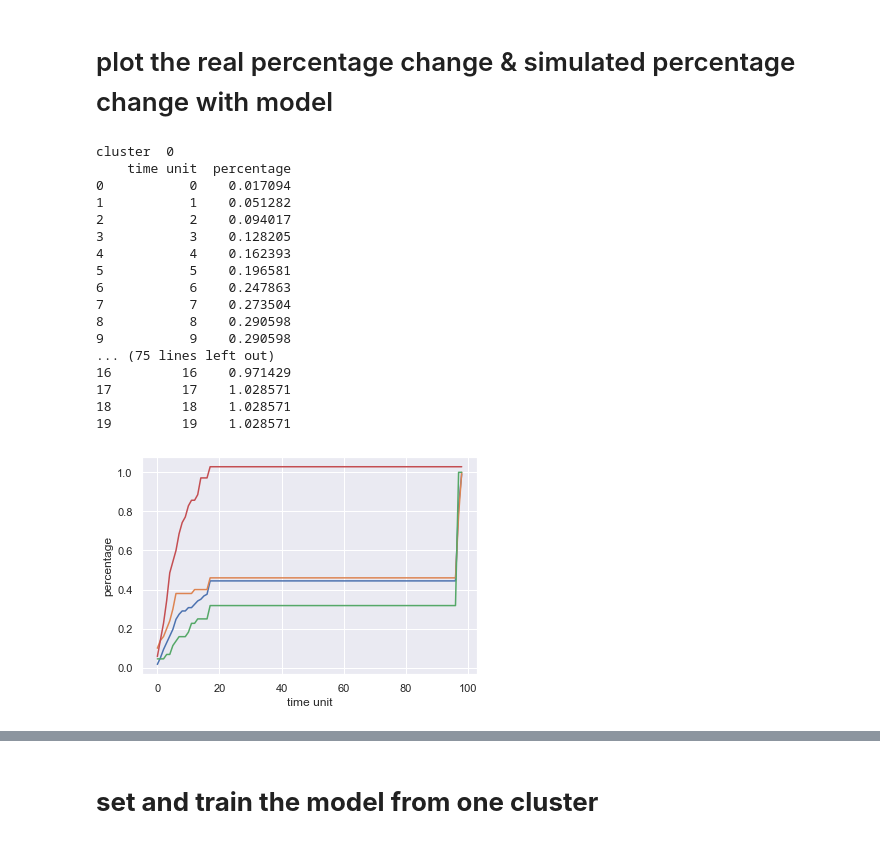
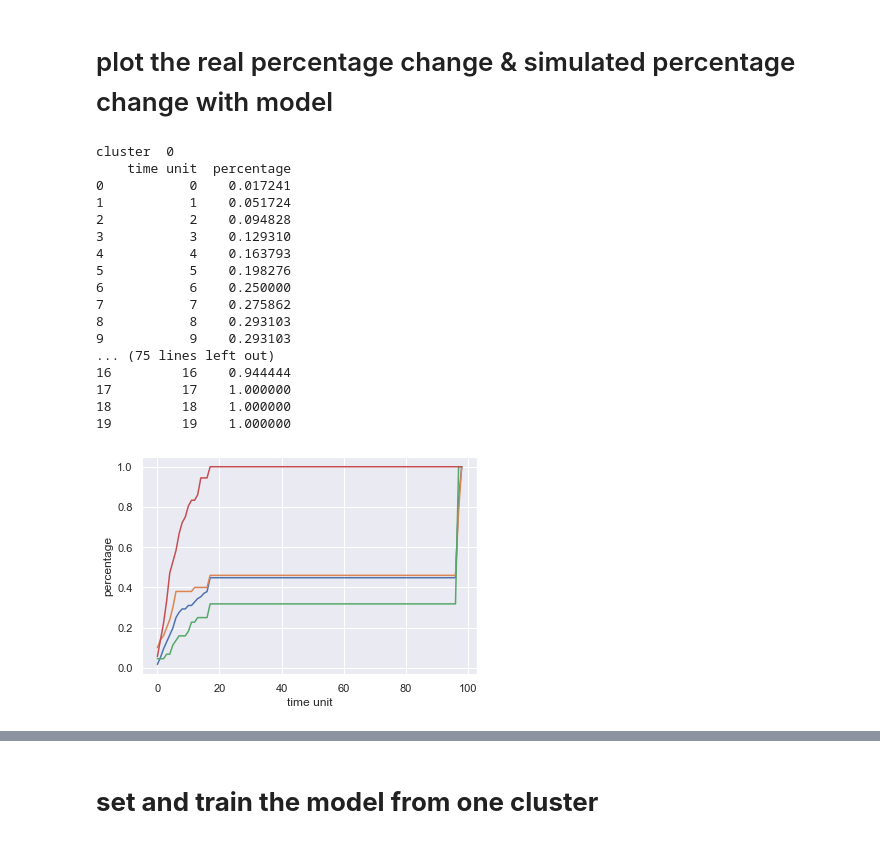
Before and after one commit to HX-Tfd/CSIS, a Jupyter notebook: process.ipynb, the cells around one changed output, grey strips where cells are left out. Cells and saved outputs as stored; diff of their text form; code cells hidden in the pictures.

```diff
--- a/process.ipynb
+++ b/process.ipynb
@@ -3,7 +3,7 @@
 # %%
 import pandas as pd
 
-df = pd.read_csv('/Users/wlk/Desktop/3.Semester/CSS/CSIS/nodes.csv')
+df = pd.read_csv('/Users/wlk/Desktop/3.Semester/CSS/CSIS/nodes')
 df=df['specialty;"city";"patients";"free_time";"community";"friends";"adoption_date";"proximity";"med_sch_yr";"jours";"clubs";"meetings";"id";"discuss"'].str.split(';', expand=True)
 
 # df[6] == df[""adoption_date""]
@@ -41,6 +41,7 @@ import numpy as np
 
 cluster_max_index = [116, 166, 210, 245]
 cluster_range = [[0,116],[116,166],[166,210],[210,246]]
+cluster_size = [116,50,44,36]
 
 cluster_names = ["Peoria","Bloomington" , "Quincy" ,"Galesburg"]
 
@@ -175,52 +176,52 @@ import seaborn as sns
 
 # label : percentage of opinion 1 at each timepoint
 
-def get_change_real(index):
+def get_change_real(cluster_index):
 
     real_percentage_overtime = []
 
     for i in range(99):
-        cluster_column_i = opinion_timeline_agents[cluster_range[index][0]:cluster_range[index][1],i]
+        cluster_column_i = opinion_timeline_agents[cluster_range[cluster_index][0]:cluster_range[cluster_index][1],i]
         ones = np.count_nonzero(cluster_column_i)
-        percent = ones / cluster_size[index]
+        percent = ones / cluster_size[cluster_index]
 
         combined = []
         combined.append(i)
         combined.append(percent)
 
         real_percentage_overtime.append(combined)
 
     data = pd.DataFrame(real_percentage_overtime, columns = ['time unit','percentage'])
 
-    print("cluster ",index)
+    print("cluster ",cluster_index)
     print(data.head(20))
     print()
     sns.set_theme()
     sns.lineplot(x='time unit', y='percentage', data=data, ci=None)
 
 get_change_real(0)
 get_change_real(1)
 get_change_real(2)
 get_change_real(3)
 # %% [output]
 cluster  0
     time unit  percentage
-0           0    0.017094
-1           1    0.051282
-2           2    0.094017
-3           3    0.128205
-4           4    0.162393
-5           5    0.196581
-6           6    0.247863
-7           7    0.273504
-8           8    0.290598
-9           9    0.290598
+0           0    0.017241
+1           1    0.051724
+2           2    0.094828
+3           3    0.129310
+4           4    0.163793
+5           5    0.198276
+6           6    0.250000
+7           7    0.275862
+8           8    0.293103
+9           9    0.293103
 ... (75 lines left out)
-16         16    0.971429
-17         17    1.028571
-18         18    1.028571
-19         19    1.028571
+16         16    0.944444
+17         17    1.000000
+18         18    1.000000
+19         19    1.000000
-[figure, old version]
+[figure, new version]
 # %%
 from sklearn.linear_model import LinearRegression
 
```
Also changed, not shown: parts of 2 cells of this notebook.
